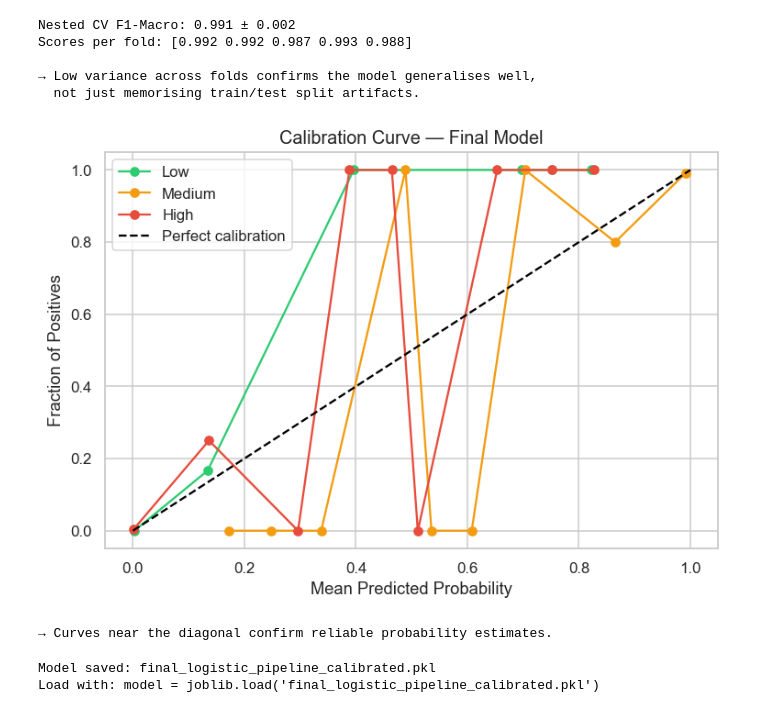
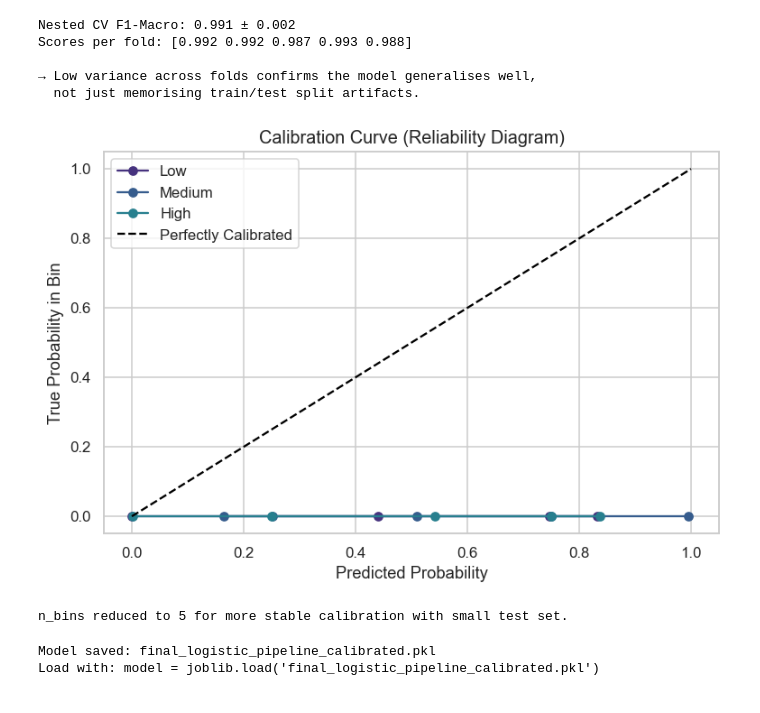
Before and after one commit to Gesare-n/EV-charging-optimization--ML, a Jupyter notebook: EV_Charging_Optimization_Merged_Final.ipynb, the cells around one changed output. Drawn from its saved outputs; the diff is of its cells as text; code cells hidden in the pictures.

```diff
--- a/EV_Charging_Optimization_Merged_Final.ipynb
+++ b/EV_Charging_Optimization_Merged_Final.ipynb
@@ -789,32 +792,25 @@ Scores per fold: [0.992 0.992 0.987 0.993 0.988]
 → Low variance across folds confirms the model generalises well,
   not just memorising train/test split artifacts.
 # %%
-# Calibration Curve
-# Verifies that predicted probabilities reflect true class frequencies.
-# Critical for the SafiVolt BMS — a 90% confidence prediction should be right ~90% of the time.
-
+#  Calibration Curve (Reliability)
 from sklearn.calibration import calibration_curve
 
-fig, ax = plt.subplots(figsize=(7, 5))
-colors_cal = ['#2ecc71', '#f39c12', '#e74c3c']
-class_names_cal = ['Low', 'Medium', 'High']
+plt.figure(figsize=(8, 5))
+for i, cls_name in enumerate(class_names):
+    y_test_bin_i = (y_test == cls_name).astype(int)
+    prob_true, prob_pred = calibration_curve(y_test_bin_i, final_proba[:, i], n_bins=5)
+    plt.plot(prob_pred, prob_true, marker='o', label=f"{cls_name}")
+plt.plot([0, 1], [0, 1], 'k--', label='Perfectly Calibrated')
+plt.xlabel('Predicted Probability')
+plt.ylabel('True Probability in Bin')
+plt.title('Calibration Curve (Reliability Diagram)')
+plt.legend()
+plt.show()
 
-for i, (cls_name, color) in enumerate(zip(class_names_cal, colors_cal)):
-    y_test_bin_i = (y_test == i).astype(int)
-    prob_true, prob_pred = calibration_curve(y_test_bin_i, final_proba[:, i], n_bins=10)
-    ax.plot(prob_pred, prob_true, marker='o', color=color, label=cls_name)
-
-ax.plot([0,1],[0,1], 'k--', label='Perfect calibration')
-ax.set_xlabel('Mean Predicted Probability')
-ax.set_ylabel('Fraction of Positives')
-ax.set_title('Calibration Curve — Final Model')
-ax.legend()
-plt.tight_layout()
-plt.show()
-print("\n→ Curves near the diagonal confirm reliable probability estimates.")
+print("n_bins reduced to 5 for more stable calibration with small test set.")
 # %% [output]
-[figure, old version]
+[figure, new version]
-→ Curves near the diagonal confirm reliable probability estimates.
+n_bins reduced to 5 for more stable calibration with small test set.
 # %%
 # Save Final Model
 joblib.dump(calibrated_lr, 'final_logistic_pipeline_calibrated.pkl')
```
Also changed, not shown: parts of 8 cells of this notebook, 2 other files.
